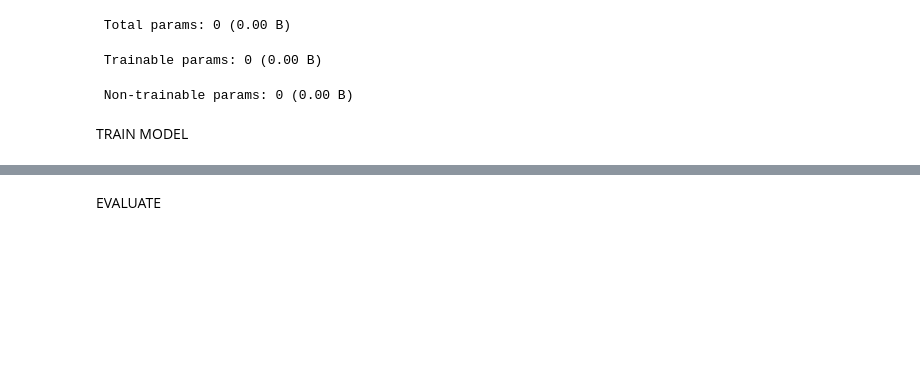
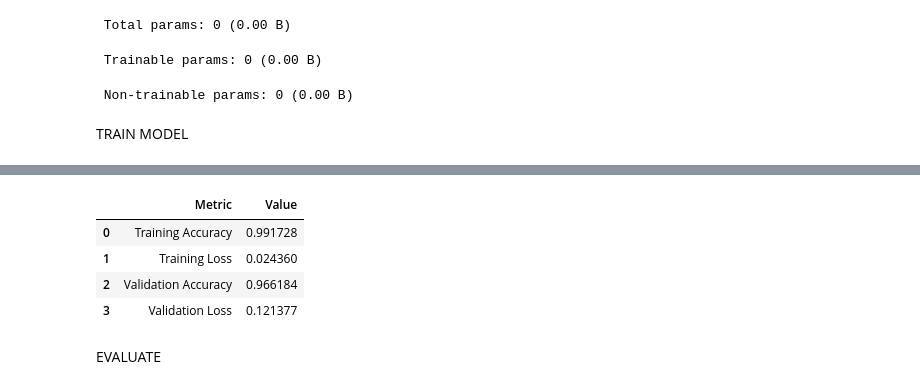
Before and after one commit to pavithraaiengineer/NLPChallenge, a Jupyter notebook: model3.ipynb, the cells around one changed output, grey strips where cells are left out. Drawn from its saved outputs; the diff is of its cells as text; code cells hidden in the pictures; blank space fills up the shorter version.

Commit message:
get all performance metrics

```diff
--- a/model3.ipynb
+++ b/model3.ipynb
@@ -154,0 +155,29 @@ Epoch 3/10
+# %%
+train_accuracy = history.history["accuracy"][-1]
+train_loss = history.history["loss"][-1]
+
+val_accuracy = history.history["val_accuracy"][-1]
+val_loss = history.history["val_loss"][-1]
+
+print("Training Accuracy:", train_accuracy)
+print("Training Loss:", train_loss)
+print("Validation Accuracy:", val_accuracy)
+print("Validation Loss:", val_loss)
+
+metrics_df = pd.DataFrame({
+    "Metric": [
+        "Training Accuracy",
+        "Training Loss",
+        "Validation Accuracy",
+        "Validation Loss"
+    ],
+    "Value": [
+        history.history["accuracy"][-1],
+        history.history["loss"][-1],
+        history.history["val_accuracy"][-1],
+        history.history["val_loss"][-1]
+    ]
+})
+
+display(metrics_df)
+# %% [output]
@@ -155,3 +188,8 @@ Epoch 3/10
+|  | Metric | Value |
+| 0 | Training Accuracy | 0.991728 |
+| 1 | Training Loss | 0.024360 |
+| 2 | Validation Accuracy | 0.966184 |
+| 3 | Validation Loss | 0.121377 |
 # %% [markdown]
 EVALUATE
 # %%
```
Also changed, not shown: parts of 4 cells of this notebook.
